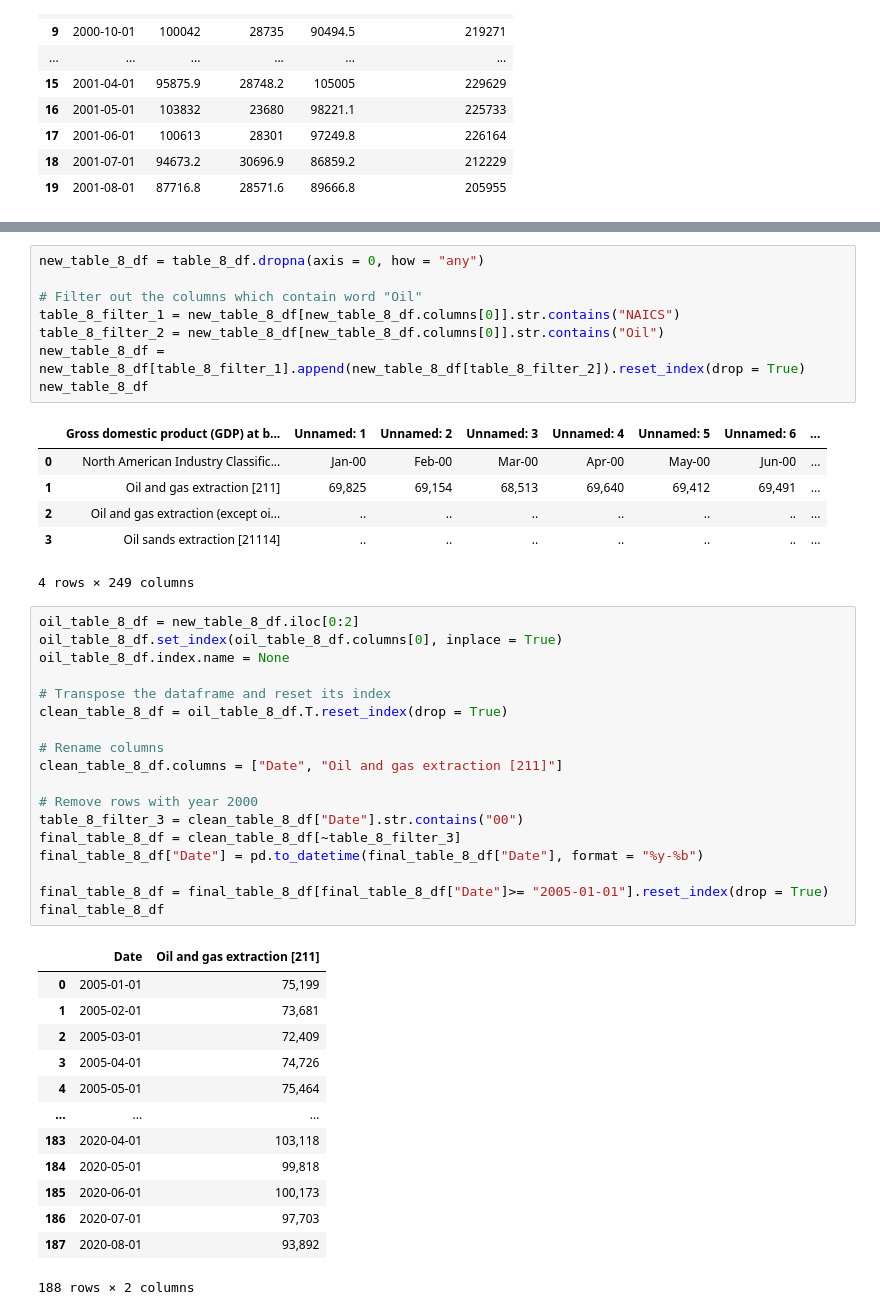
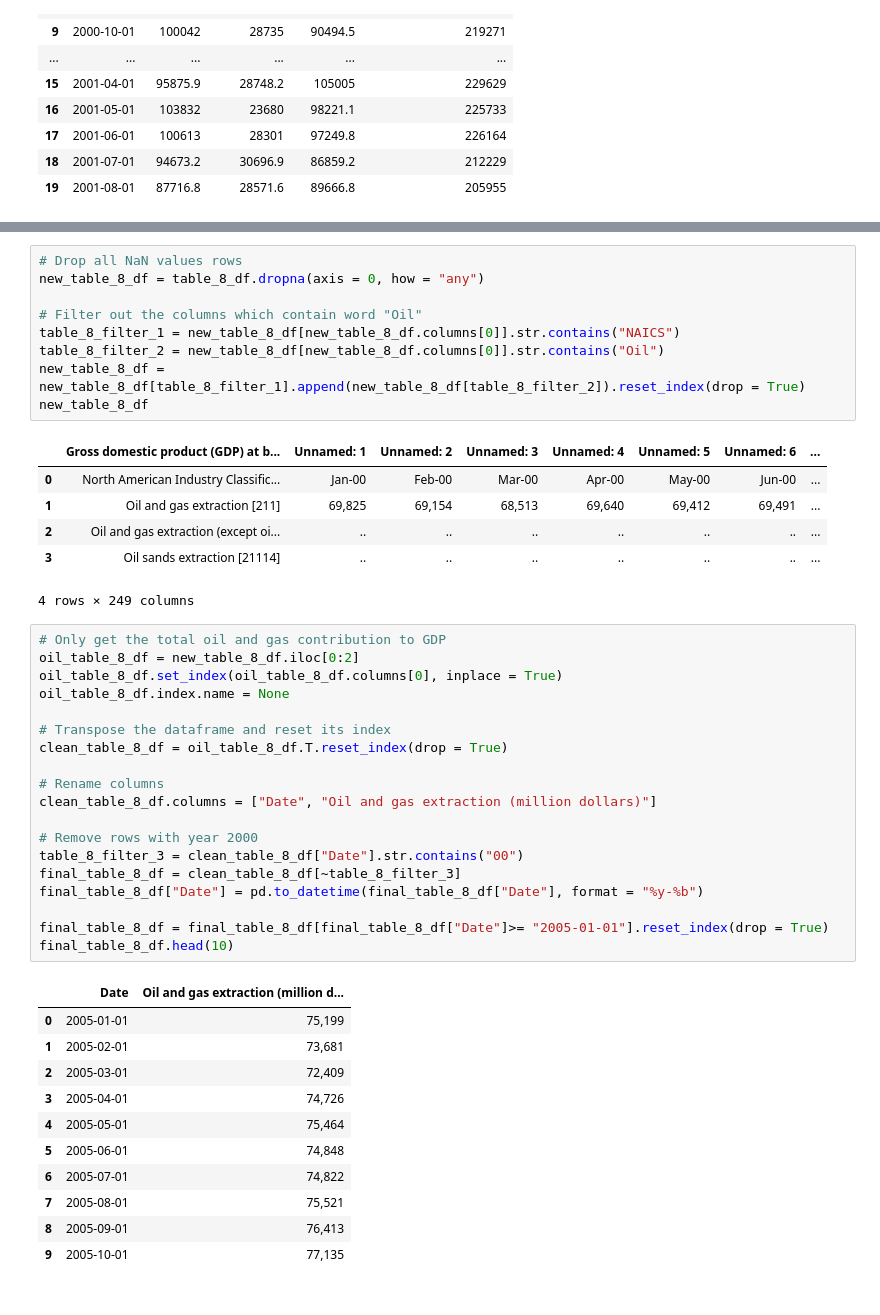
Before and after one commit to kk-deng/CanadaEnergyIE, a Jupyter notebook: Part 2.ipynb, the cells around one changed output, grey strips where cells are left out. Drawn from its saved outputs; the diff is of its cells as text.

Commit message:
Uploaded API notebook, updated table 4&8 data

```diff
--- a/Part 2.ipynb
+++ b/Part 2.ipynb
@@ -102,6 +108,7 @@ table_8_df.head(20)
 | 19 | Support activities for agricultur... | 2,330 | 2,307 | 2,302 | 2,270 | 2,260 | 2,349 | ... |
 20 rows × 249 columns
 # %%
+# Drop all NaN values rows
 new_table_8_df = table_8_df.dropna(axis = 0, how = "any")
 
 # Filter out the columns which contain word "Oil"
@@ -117,34 +124,33 @@ new_table_8_df
 | 3 | Oil sands extraction [21114] | .. | .. | .. | .. | .. | .. | ... |
 4 rows × 249 columns
 # %%
+# Only get the total oil and gas contribution to GDP
 oil_table_8_df = new_table_8_df.iloc[0:2]
 oil_table_8_df.set_index(oil_table_8_df.columns[0], inplace = True)
 oil_table_8_df.index.name = None
 
 # Transpose the dataframe and reset its index
 clean_table_8_df = oil_table_8_df.T.reset_index(drop = True)
 
 # Rename columns
-clean_table_8_df.columns = ["Date", "Oil and gas extraction [211]"]
+clean_table_8_df.columns = ["Date", "Oil and gas extraction (million dollars)"]
 
 # Remove rows with year 2000
 table_8_filter_3 = clean_table_8_df["Date"].str.contains("00")
 final_table_8_df = clean_table_8_df[~table_8_filter_3]
 final_table_8_df["Date"] = pd.to_datetime(final_table_8_df["Date"], format = "%y-%b")
 
 final_table_8_df = final_table_8_df[final_table_8_df["Date"]>= "2005-01-01"].reset_index(drop = True)
-final_table_8_df
+final_table_8_df.head(10)
 # %% [output]
-|  | Date | Oil and gas extraction [211] |
+|  | Date | Oil and gas extraction (million d... |
 | 0 | 2005-01-01 | 75,199 |
 | 1 | 2005-02-01 | 73,681 |
 | 2 | 2005-03-01 | 72,409 |
 | 3 | 2005-04-01 | 74,726 |
 | 4 | 2005-05-01 | 75,464 |
-| ... | ... | ... |
-| 183 | 2020-04-01 | 103,118 |
-| 184 | 2020-05-01 | 99,818 |
-| 185 | 2020-06-01 | 100,173 |
-| 186 | 2020-07-01 | 97,703 |
-| 187 | 2020-08-01 | 93,892 |
+| 5 | 2005-06-01 | 74,848 |
+| 6 | 2005-07-01 | 74,822 |
+| 7 | 2005-08-01 | 75,521 |
+| 8 | 2005-09-01 | 76,413 |
+| 9 | 2005-10-01 | 77,135 |
-188 rows × 2 columns
```
Also changed, not shown: parts of 10 cells of this notebook, 4 other files.
